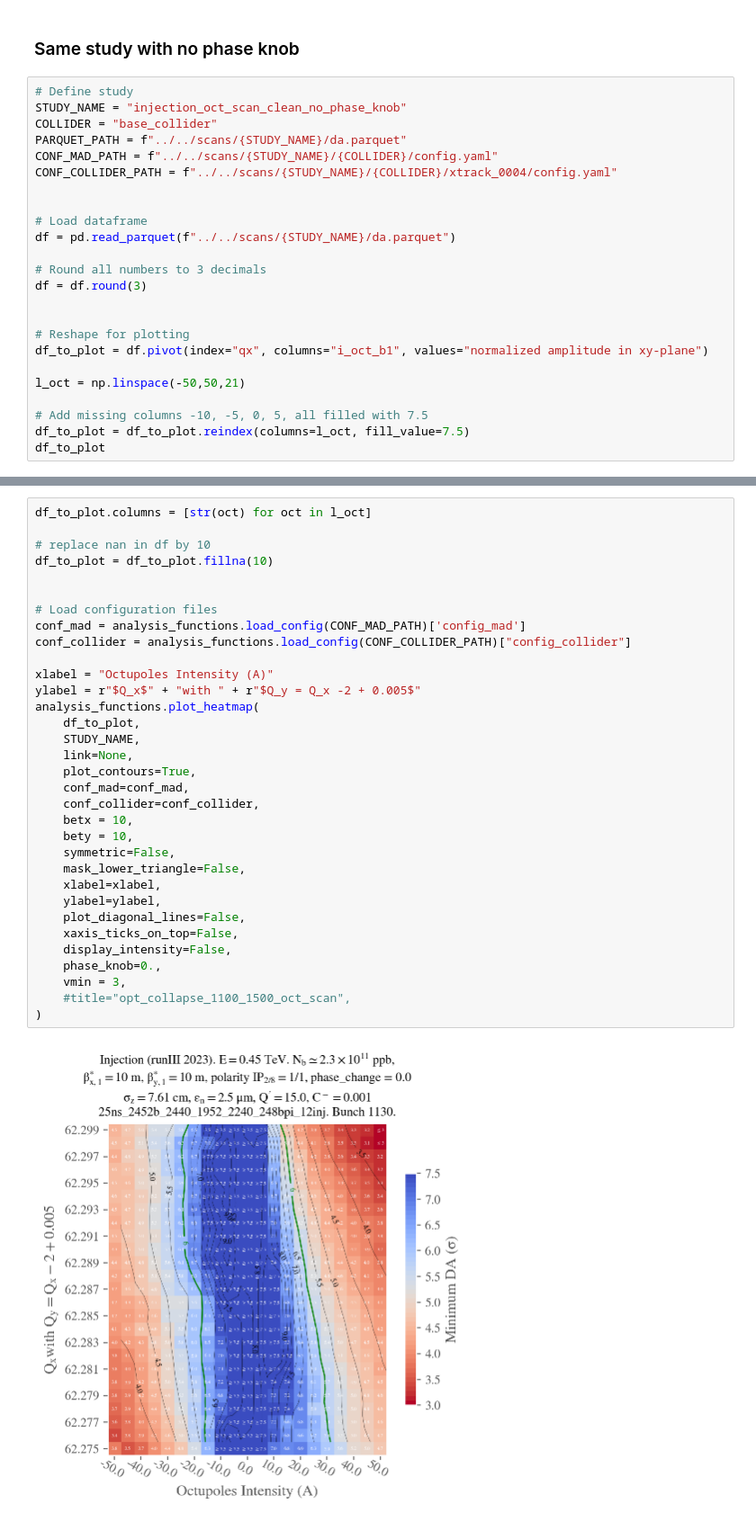
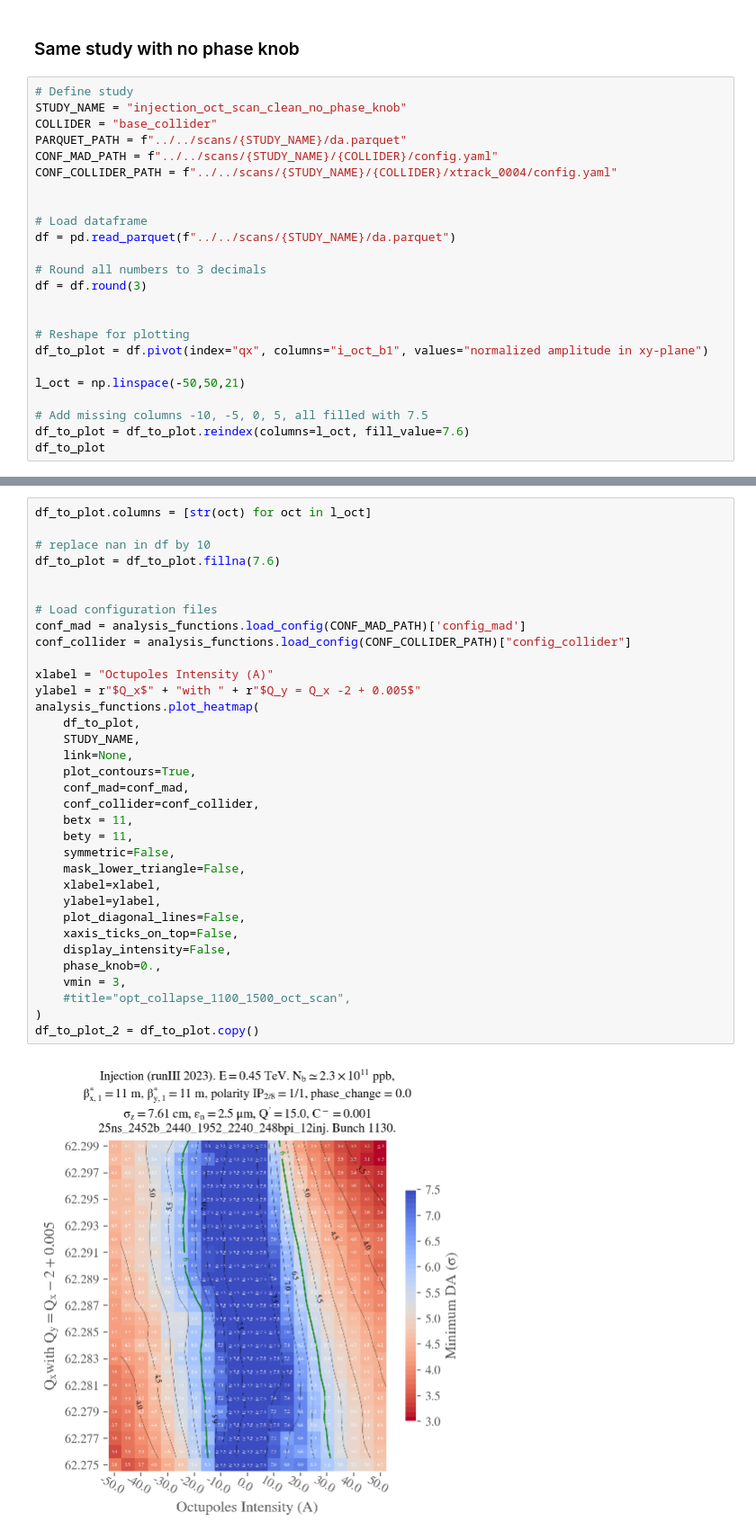
Before and after one commit to ColasDroin/DA_study_boilerplate, a Jupyter notebook: master_study/analysis/tune_octupole/analysis_clean.ipynb, the cells around one changed output, grey strips where cells are left out. Shown at 90% size. Cells and saved outputs as stored; diff of their text form.

```diff
--- a/master_study/analysis/tune_octupole/analysis_clean.ipynb
+++ b/master_study/analysis/tune_octupole/analysis_clean.ipynb
@@ -127,7 +128,7 @@ df_to_plot = df.pivot(index="qx", columns="i_oct_b1", values="normalized amplitu
 l_oct = np.linspace(-50,50,21)
 
 # Add missing columns -10, -5, 0, 5, all filled with 7.5
-df_to_plot = df_to_plot.reindex(columns=l_oct, fill_value=7.5)
+df_to_plot = df_to_plot.reindex(columns=l_oct, fill_value=7.6)
 df_to_plot
 # %% [output]
 | i_oct_b1 | -50.0 | -45.0 | -40.0 | -35.0 | -30.0 | -25.0 | -20.0 | -15.0 | -10.0 | -5.0 | ... | ... |
@@ -153,34 +154,35 @@ df_to_plot
 df_to_plot.columns = [str(oct) for oct in l_oct]
 
 # replace nan in df by 10
-df_to_plot = df_to_plot.fillna(10)
+df_to_plot = df_to_plot.fillna(7.6)
 
 
 # Load configuration files
 conf_mad = analysis_functions.load_config(CONF_MAD_PATH)['config_mad']
 conf_collider = analysis_functions.load_config(CONF_COLLIDER_PATH)["config_collider"]
 
 xlabel = "Octupoles Intensity (A)"
 ylabel = r"$Q_x$" + "with " + r"$Q_y = Q_x -2 + 0.005$"
 analysis_functions.plot_heatmap(
     df_to_plot,
     STUDY_NAME,
     link=None,
     plot_contours=True,
     conf_mad=conf_mad,
     conf_collider=conf_collider,
-    betx = 10,
-    bety = 10,
+    betx = 11,
+    bety = 11,
     symmetric=False,
     mask_lower_triangle=False,
     xlabel=xlabel,
     ylabel=ylabel,
     plot_diagonal_lines=False,
     xaxis_ticks_on_top=False,
     display_intensity=False,
     phase_knob=0.,
     vmin = 3,
     #title="opt_collapse_1100_1500_oct_scan",
 )
+df_to_plot_2 = df_to_plot.copy()
 # %% [output]
-[figure, old version]
+[figure, new version]
```
Also changed, not shown: parts of 5 cells of this notebook, 13 other files.
